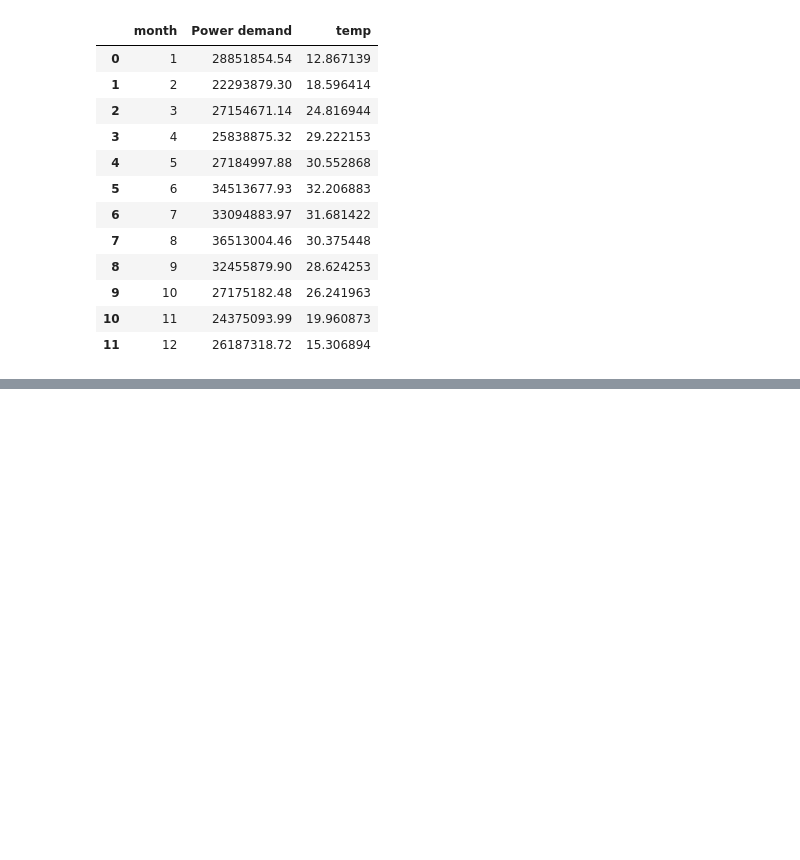
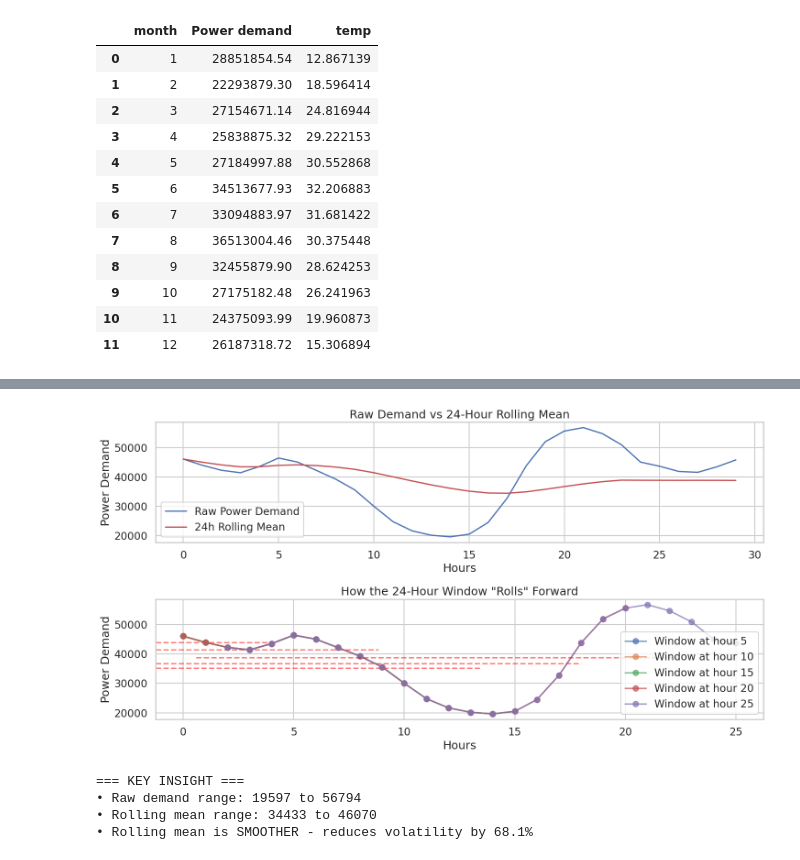
Before and after one commit to halsangihs/miniProject, a Jupyter notebook: main.ipynb, the cells around one changed output, grey strips where cells are left out. Cells and saved outputs as stored; diff of their text form; code cells hidden in the pictures; blank space fills up the shorter version.

```diff
--- a/main.ipynb
+++ b/main.ipynb
@@ -252,0 +452,59 @@ plt.show()
+# %%
+# ===== STEP-BY-STEP EXAMPLE: How 24-Hour Rolling Mean is Calculated =====
+
+# Let's take a small sample and manually calculate the 24-hour rolling mean
+sample_data = df[300:330].copy()  # 30 hours of data
+sample_data = sample_data[['datetime', 'Power demand']].reset_index(drop=True)
+
+print("=== SAMPLE DATA (30 hours) ===")
+print(sample_data.head(10))
+
+# Manual calculation of 24-hour rolling mean
+sample_data['manual_rolling_mean_24'] = sample_data['Power demand'].rolling(window=24, min_periods=1).mean()
+
+print("\n=== HOW 24-HOUR ROLLING MEAN WORKS ===")
+print("Row 0 (1st hour): Rolling mean = average of hour 0 only = ", round(sample_data.iloc[0]['manual_rolling_mean_24'], 2))
+print("Row 1 (2nd hour): Rolling mean = average of hours 0-1 = ", round(sample_data.iloc[1]['manual_rolling_mean_24'], 2))
+print("Row 23 (24th hour): Rolling mean = average of hours 0-23 = ", round(sample_data.iloc[23]['manual_rolling_mean_24'], 2))
+print("Row 24 (25th hour): Rolling mean = average of hours 1-24 = ", round(sample_data.iloc[24]['manual_rolling_mean_24'], 2))
+print("Row 25 (26th hour): Rolling mean = average of hours 2-25 = ", round(sample_data.iloc[25]['manual_rolling_mean_24'], 2))
+
+# Show the difference between raw demand and smoothed rolling mean
+plt.figure(figsize=(15, 8))
+
+plt.subplot(2, 1, 1)
+plt.plot(range(len(sample_data)), sample_data['Power demand'], 'b-', linewidth=2, label='Raw Power Demand')
+plt.plot(range(len(sample_data)), sample_data['manual_rolling_mean_24'], 'r-', linewidth=2, label='24h Rolling Mean')
+plt.title('Raw Demand vs 24-Hour Rolling Mean')
+plt.xlabel('Hours')
+plt.ylabel('Power Demand')
+plt.legend()
+plt.grid(True)
+
+# Show how the rolling window moves
+plt.subplot(2, 1, 2)
+for i in [5, 10, 15, 20, 25]:
+    if i < len(sample_data):
+        start_idx = max(0, i-23)
+        window_data = sample_data.iloc[start_idx:i+1]['Power demand']
+        plt.plot(range(start_idx, i+1), window_data, 'o-', alpha=0.7, label=f'Window at hour {i}')
+
+        # Show the mean of this window
+        mean_val = window_data.mean()
+        plt.axhline(y=mean_val, xmin=start_idx/len(sample_data), xmax=(i+1)/len(sample_data),
+                   color='red', linestyle='--', alpha=0.5)
+
+plt.title('How the 24-Hour Window "Rolls" Forward')
+plt.xlabel('Hours')
+plt.ylabel('Power Demand')
+plt.legend()
+plt.grid(True)
+
+plt.tight_layout()
+plt.show()
+
+print(f"\n=== KEY INSIGHT ===")
+print(f"• Raw demand range: {sample_data['Power demand'].min():.0f} to {sample_data['Power demand'].max():.0f}")
+print(f"• Rolling mean range: {sample_data['manual_rolling_mean_24'].min():.0f} to {sample_data['manual_rolling_mean_24'].max():.0f}")
+print(f"• Rolling mean is SMOOTHER - reduces volatility by {((sample_data['Power demand'].std() - sample_data['manual_rolling_mean_24'].std()) / sample_data['Power demand'].std() * 100):.1f}%")
+# %% [output]
@@ -252,0 +530,5 @@ plt.show()
+[figure, added]
+=== KEY INSIGHT ===
+• Raw demand range: 19597 to 56794
+• Rolling mean range: 34433 to 46070
+• Rolling mean is SMOOTHER - reduces volatility by 68.1%
```
Also changed, not shown: parts of 12 cells of this notebook.
